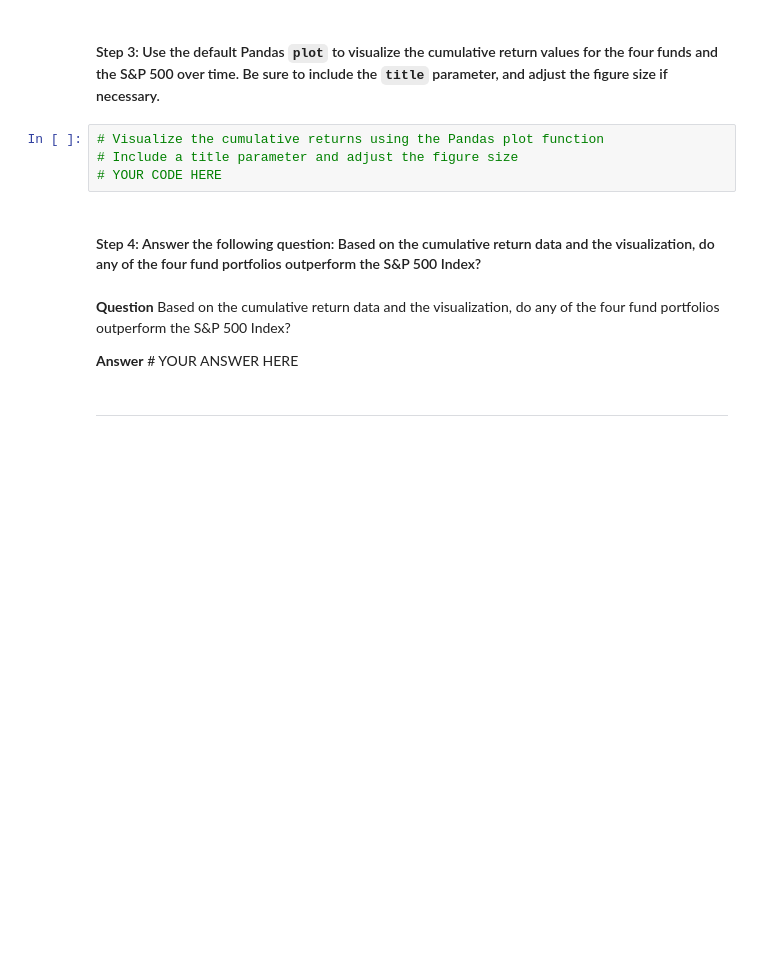
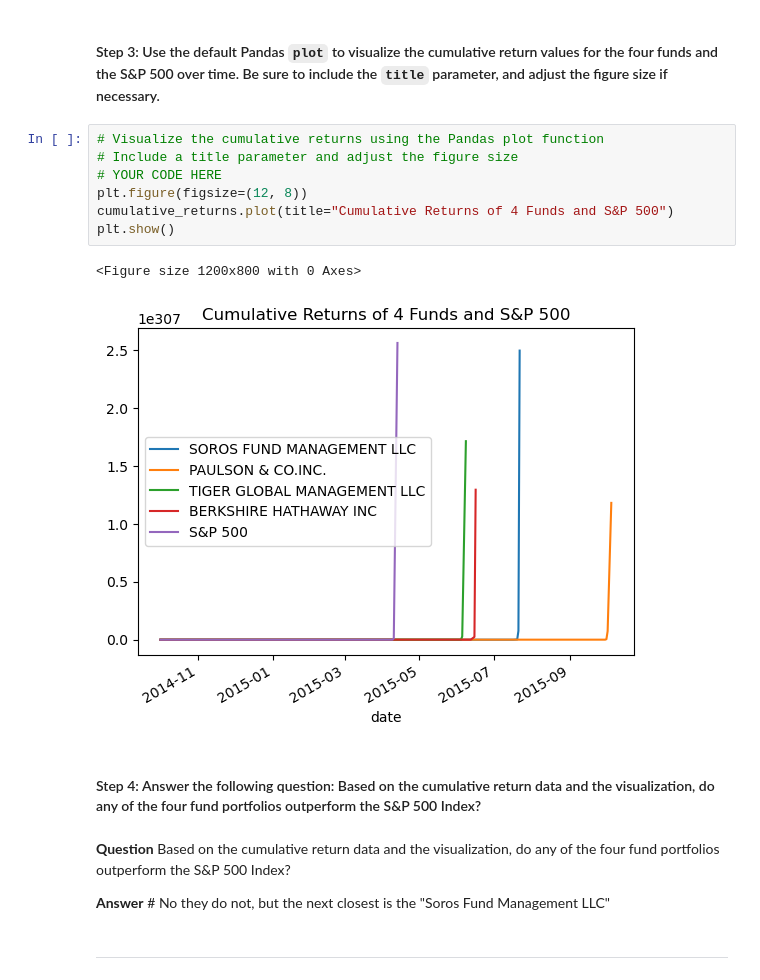
Before and after one commit to JShields07/Starter_Code-Challenge-4, a Jupyter notebook: risk_return_analysis.ipynb, the cells around one changed output. Saved outputs shown, nothing was run; the diff lists cells and outputs as text; blank space fills up the shorter version.

```diff
--- a/risk_return_analysis.ipynb
+++ b/risk_return_analysis.ipynb
@@ -180,13 +209,19 @@ NameError: name 'daily_returns_df' is not defined
 # %%
 # Visualize the cumulative returns using the Pandas plot function
 # Include a title parameter and adjust the figure size
 # YOUR CODE HERE
+plt.figure(figsize=(12, 8))
+cumulative_returns.plot(title="Cumulative Returns of 4 Funds and S&P 500")
+plt.show()
+# %% [output]
+<Figure size 1200x800 with 0 Axes>
+[figure, added]
 # %% [markdown]
 #### Step 4: Answer the following question: Based on the cumulative return data and the visualization, do any of the four fund portfolios outperform the S&P 500 Index?
 # %% [markdown]
 **Question** Based on the cumulative return data and the visualization, do any of the four fund portfolios outperform the S&P 500 Index?
 
-**Answer** # YOUR ANSWER HERE
+**Answer** # No they do not, but the next closest is the "Soros Fund Management LLC"
 # %% [markdown]
 ---
 # %% [markdown]
```
Also changed, not shown: parts of 28 cells of this notebook.
